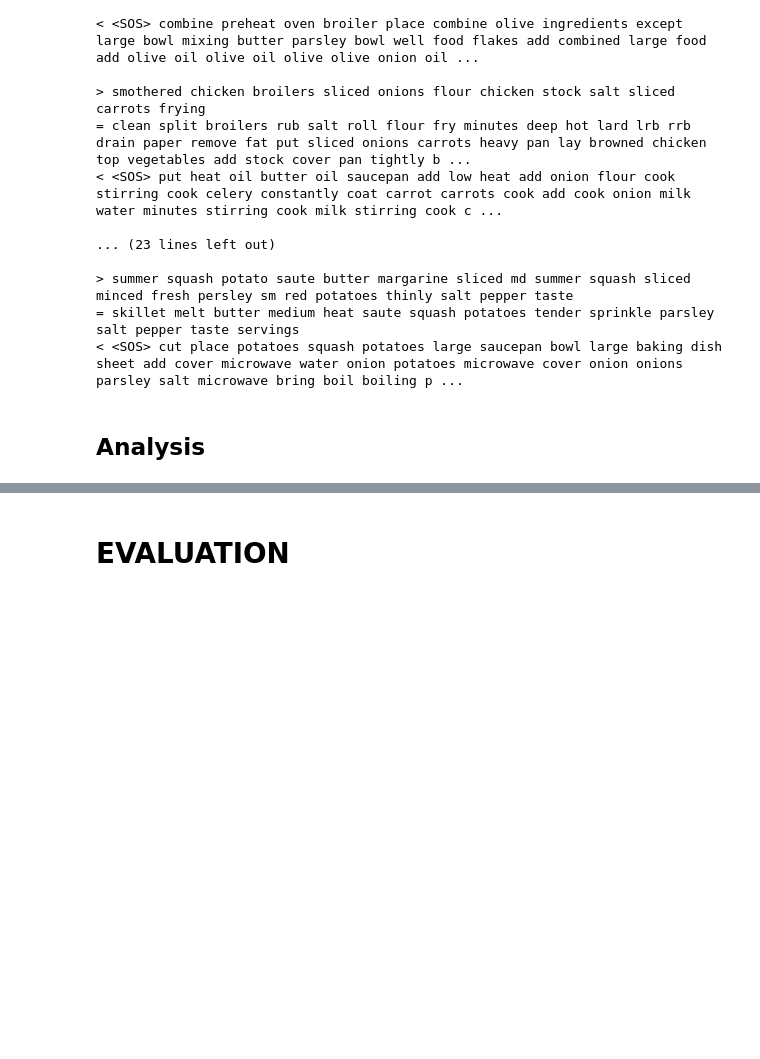
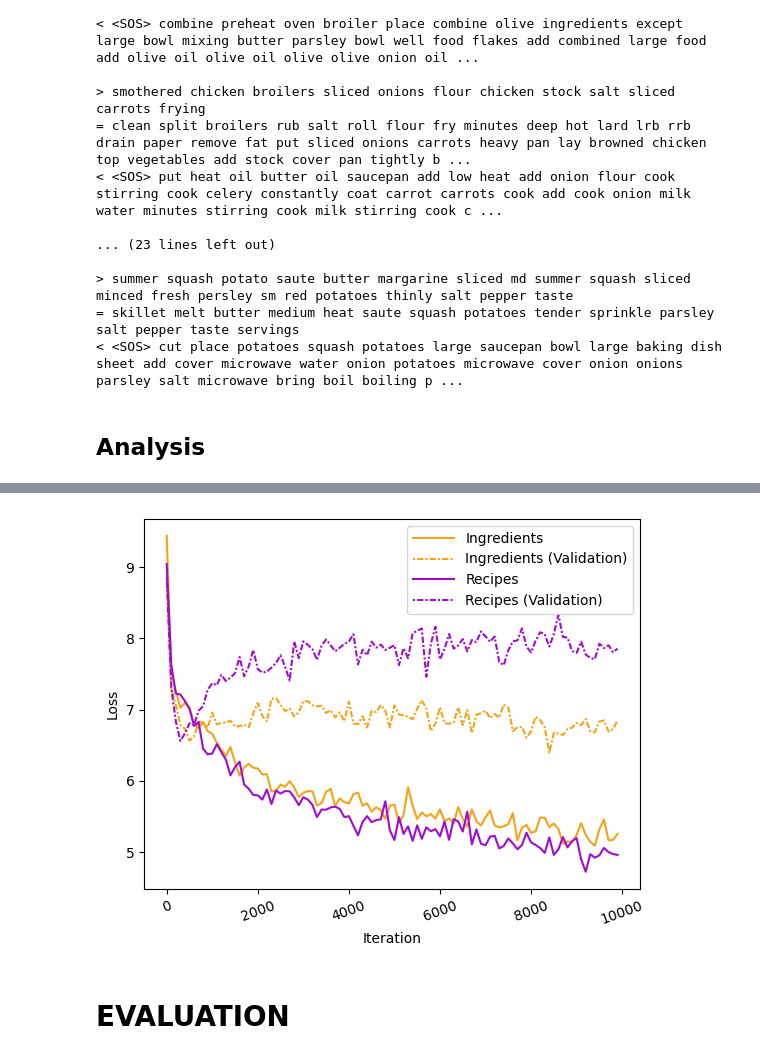
Before and after one commit to LadyWintergreen/RecipeGen, a Jupyter notebook: ASSIGNMENT2.ipynb, the cells around one changed output, grey strips where cells are left out. Saved outputs shown, nothing was run; the diff lists cells and outputs as text; code cells hidden in the pictures; blank space fills up the shorter version.

```diff
--- a/ASSIGNMENT2.ipynb
+++ b/ASSIGNMENT2.ipynb
@@ -1226,3 +1261,23 @@ plt.show()
+# %%
+#graph losses of pre-training of autoencoders
+f2, ax2 = plt.subplots()
+ing_ae_train = np.load("Logs/ingredientsae10000loss.npy")
+ing_ae_val = np.load("Logs/ingredientsae10000val.npy")
+rec_ae_train = np.load("Logs/recipesae10000loss.npy")
+rec_ae_val = np.load("Logs/recipesae10000val.npy")
+ing_ae_loss, = ax2.plot(ing_ae_train, label = "Ingredients", color = "#F7A217")
+ing_ae_val, = ax2.plot(ing_ae_val, label = "Ingredients (Validation)", color = "#F7A217")
+ing_ae_val.set_dashes([1,1,3,1])
+rec_ae_loss, = ax2.plot(rec_ae_train, label = "Recipes", color = "#A20CD2")
+rec_ae_val, = ax2.plot(rec_ae_val, label = "Recipes (Validation)", color = "#A20CD2")
+rec_ae_val.set_dashes([1,1,3,1])
+ax2.set_xticks([0,20,40,60,80,100], [0, 2000, 4000, 6000, 8000, 10000], rotation=20)
+ax2.legend(handlelength=3)
+plt.xlabel("Iteration")
+plt.ylabel("Loss")
+plt.show()
+# %% [output]
+[figure, added]
 # %% [markdown]
 # EVALUATION
 # %% [markdown]
```
Also changed, not shown: parts of 23 cells of this notebook.
